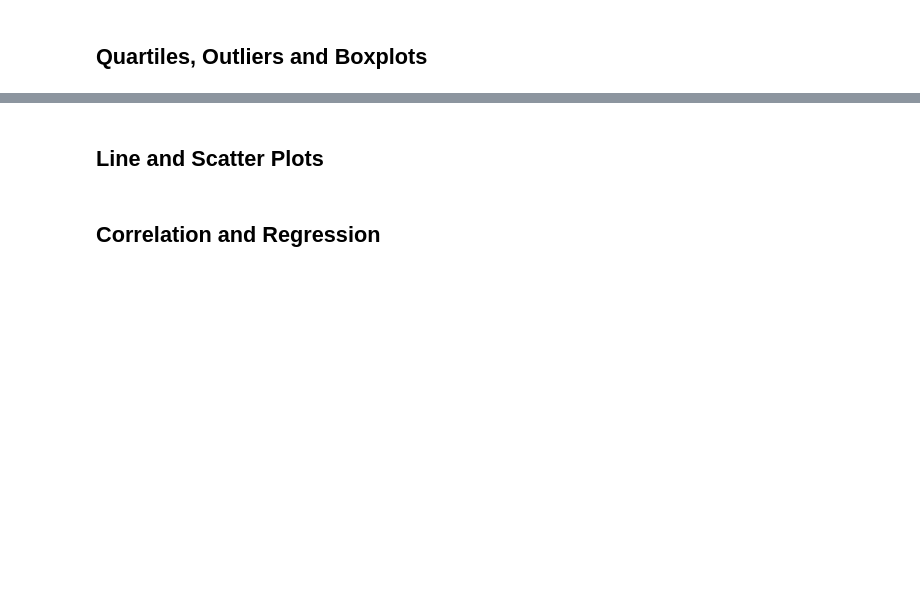
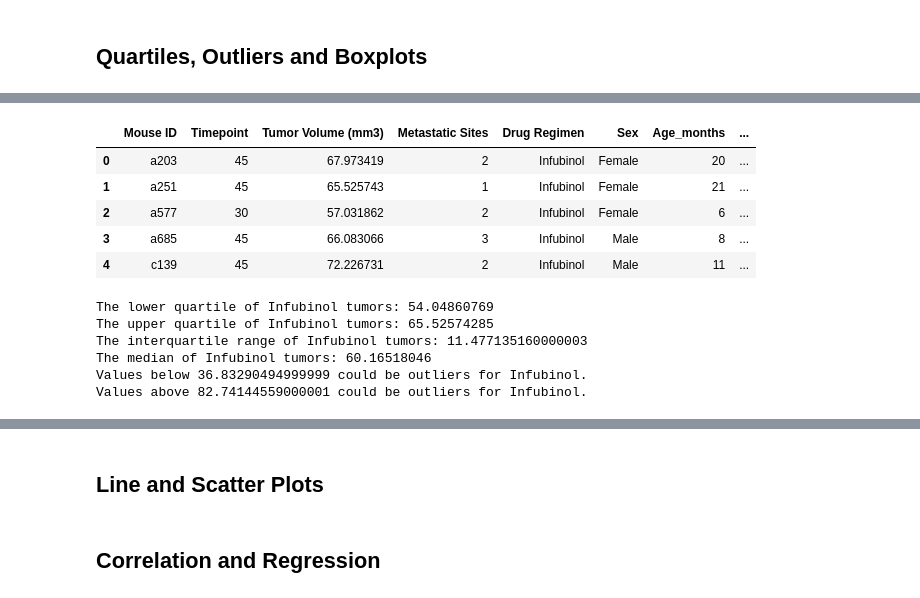
Before and after one commit to byronpineda225/Matplotlib-challenge, a Jupyter notebook: Pymaceuticals/pymaceuticals_starter.ipynb, the cells around one changed output, grey strips where cells are left out. Drawn from its saved outputs; the diff is of its cells as text; code cells hidden in the pictures; blank space fills up the shorter version.

```diff
--- a/Pymaceuticals/pymaceuticals_starter.ipynb
+++ b/Pymaceuticals/pymaceuticals_starter.ipynb
@@ -278,0 +405,48 @@ plt.show()
+# %%
+# Next up Infubinol just repeat what was previously done
+infubinol_regimen_df = cleaned_mouse_study.loc[cleaned_mouse_study["Drug Regimen"] == "Infubinol",:]
+
+# The max timepoint for each Mouse ID for Infubinol in
+infubinol_regimen_max_tp = infubinol_regimen_df.groupby("Mouse ID").max()["Timepoint"]
+infubinol_vol_tot = pd.DataFrame(infubinol_regimen_max_tp)
+
+# Grouped dataframe to be merged. Use a left join only want to look at those max timepoints per mouse
+infubinol_regimen_merged = pd.merge(infubinol_vol_tot, cleaned_mouse_study, how="left", on=("Mouse ID","Timepoint"))
+# Quick look
+infubinol_regimen_merged.head()
+# %% [output]
+|  | Mouse ID | Timepoint | Tumor Volume (mm3) | Metastatic Sites | Drug Regimen | Sex | Age_months | ... |
+| 0 | a203 | 45 | 67.973419 | 2 | Infubinol | Female | 20 | ... |
+| 1 | a251 | 45 | 65.525743 | 1 | Infubinol | Female | 21 | ... |
+| 2 | a577 | 30 | 57.031862 | 2 | Infubinol | Female | 6 | ... |
+| 3 | a685 | 45 | 66.083066 | 3 | Infubinol | Male | 8 | ... |
+| 4 | c139 | 45 | 72.226731 | 2 | Infubinol | Male | 11 | ... |
+# %%
+# Calculate the IQR and quantitatively determine if there are any potential outliers
+# for tumor volumes for Infubinol.
+infubinol_tumor_volume = infubinol_regimen_merged["Tumor Volume (mm3)"]
+
+# Let us derive and print out all pertinent data as it may be
+# needed later analysis.
+quartiles = infubinol_tumor_volume.quantile([.25,.5,.75])
+lowerq = quartiles[0.25]
+upperq = quartiles[0.75]
+iqr = upperq-lowerq
+
+print(f"The lower quartile of Infubinol tumors: {lowerq}")
+print(f"The upper quartile of Infubinol tumors: {upperq}")
+print(f"The interquartile range of Infubinol tumors: {iqr}")
+print(f"The median of Infubinol tumors: {quartiles[0.5]} ")
+
+lower_bound = lowerq - (1.5 * iqr)
+upper_bound = upperq + (1.5 * iqr)
+
+print(f"Values below {lower_bound} could be outliers for Infubinol.")
+print(f"Values above {upper_bound} could be outliers for Infubinol.")
+# %% [output]
+The lower quartile of Infubinol tumors: 54.04860769
+The upper quartile of Infubinol tumors: 65.52574285
+The interquartile range of Infubinol tumors: 11.477135160000003
+The median of Infubinol tumors: 60.16518046
+Values below 36.83290494999999 could be outliers for Infubinol.
+Values above 82.74144559000001 could be outliers for Infubinol.
```
Also changed, not shown: parts of 17 cells of this notebook, 4 other files.
